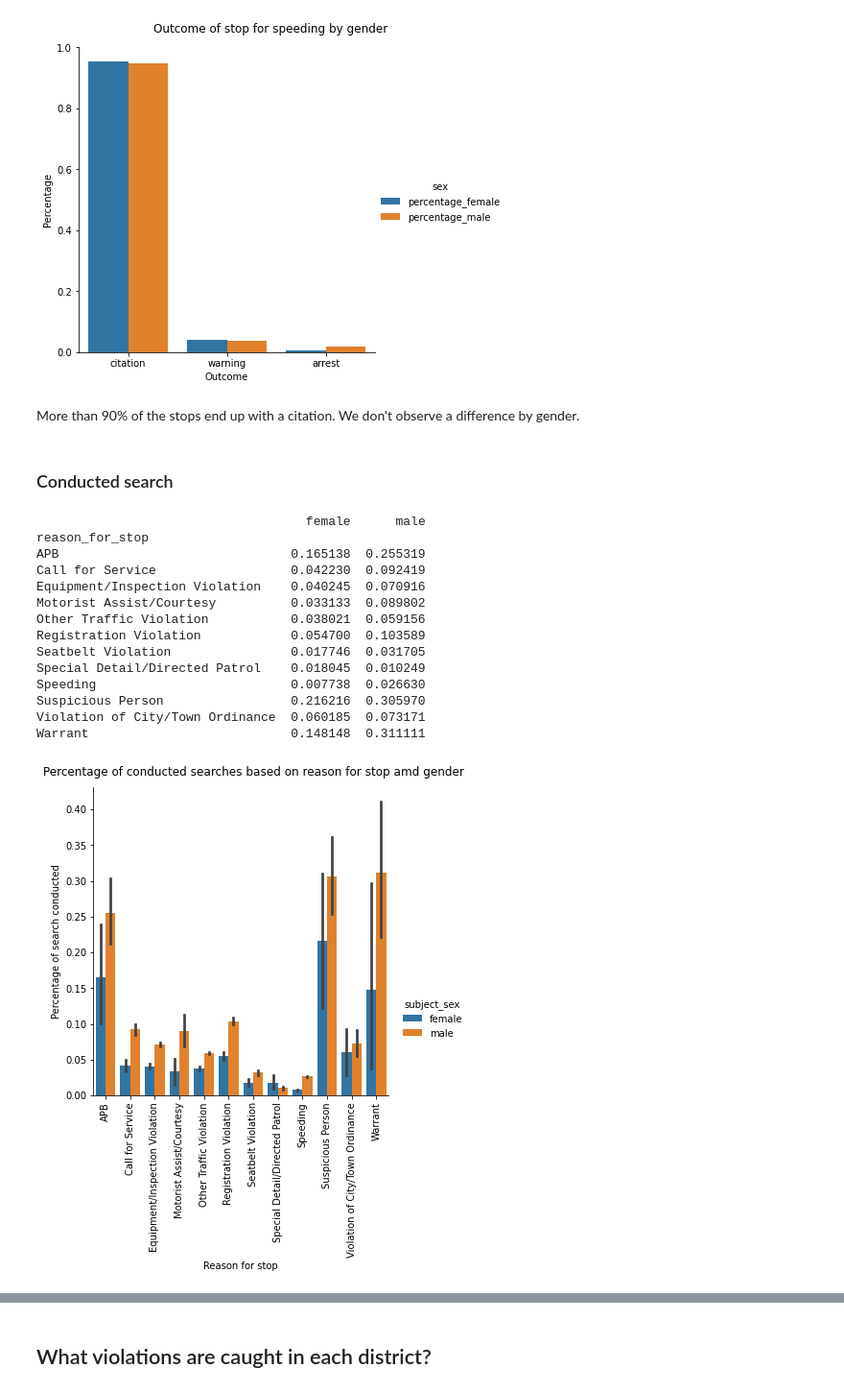
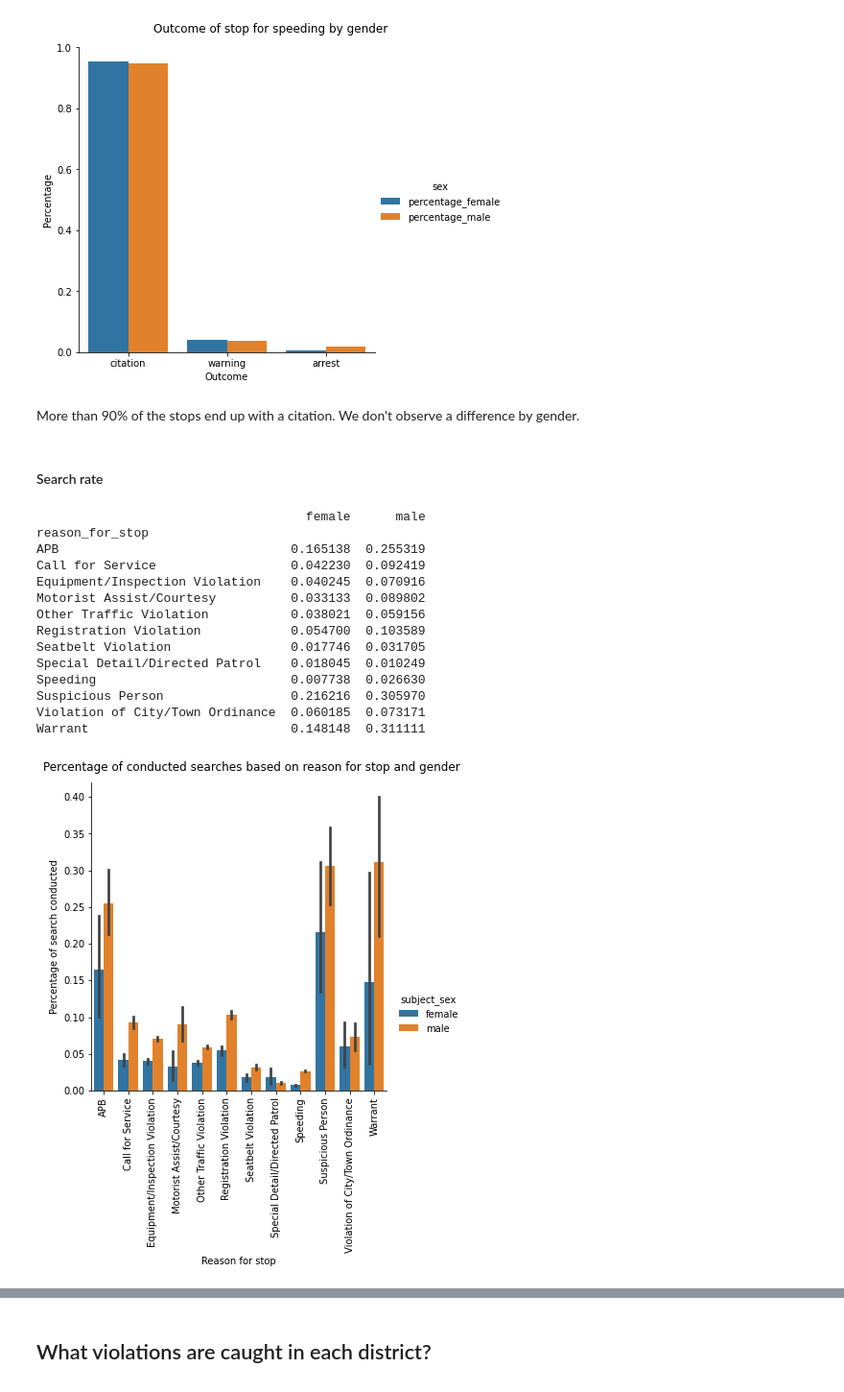
Before and after one commit to laubana90/StanfordOpenPolicingProject, a Jupyter notebook: RhodeIsland.ipynb, the cells around one changed output, grey strips where cells are left out. Shown: that part at 96% size. Cells and saved outputs as stored; diff of their text form; code cells hidden in the pictures.

```diff
--- a/RhodeIsland.ipynb
+++ b/RhodeIsland.ipynb
@@ -317,10 +323,10 @@ plt.show()
 fig_outcome.savefig("figures/speeding_outcome_gender.png")
 # %% [output]
 [figure]
-# %% [markdown]
-More than 90% of the stops end up with a citation. We don't observe a difference by gender.
+# %% [markdown]
+More than 90% of the stops end up with a citation. We don't observe a difference by gender.
 # %% [markdown]
-### Conducted search
+#### Search rate<a name="search_rate"></a>
 # %%
 # Calculate the search rate for each combination of gender and violation
 female_search = female.groupby('reason_for_stop').search_conducted.mean()
@@ -328,33 +334,33 @@ male_search = male.groupby('reason_for_stop').search_conducted.mean()
 
 search_rate_gender_reason = pd.concat([female_search, male_search], axis=1, names=['female','male'])
 search_rate_gender_reason.columns = ['female', 'male']
 print(search_rate_gender_reason)
 
 # Create a latex table and save it in a file
 search_rate_gender_reason_table = search_rate_gender_reason.to_latex(float_format="%.3f", multicolumn=True)
 with open("tables/search_rate_gender_reason_table.txt", "w") as text_file:
     text_file.write(search_rate_gender_reason_table)
 
 fig_search = sns.catplot(x='reason_for_stop', y='search_conducted', hue='subject_sex', data=ri, kind='bar')
-fig_search.fig.suptitle("Percentage of conducted searches based on reason for stop amd gender",y=1.03)
+fig_search.fig.suptitle("Percentage of conducted searches based on reason for stop and gender",y=1.03)
 fig_search.set(xlabel="Reason for stop", ylabel="Percentage of search conducted")
 plt.xticks(rotation=90)
 plt.show()
 fig_search.savefig("figures/search_reason_gender.png")
 # %% [output]
                                     female      male
 reason_for_stop
 APB                               0.165138  0.255319
 Call for Service                  0.042230  0.092419
 Equipment/Inspection Violation    0.040245  0.070916
 Motorist Assist/Courtesy          0.033133  0.089802
 Other Traffic Violation           0.038021  0.059156
 Registration Violation            0.054700  0.103589
 Seatbelt Violation                0.017746  0.031705
 Special Detail/Directed Patrol    0.018045  0.010249
 Speeding                          0.007738  0.026630
 Suspicious Person                 0.216216  0.305970
 Violation of City/Town Ordinance  0.060185  0.073171
 Warrant                           0.148148  0.311111
-[figure, old version]
+[figure, new version]
 # %% [markdown]
```
Also changed, not shown: parts of 15 cells of this notebook, 6 other files.
